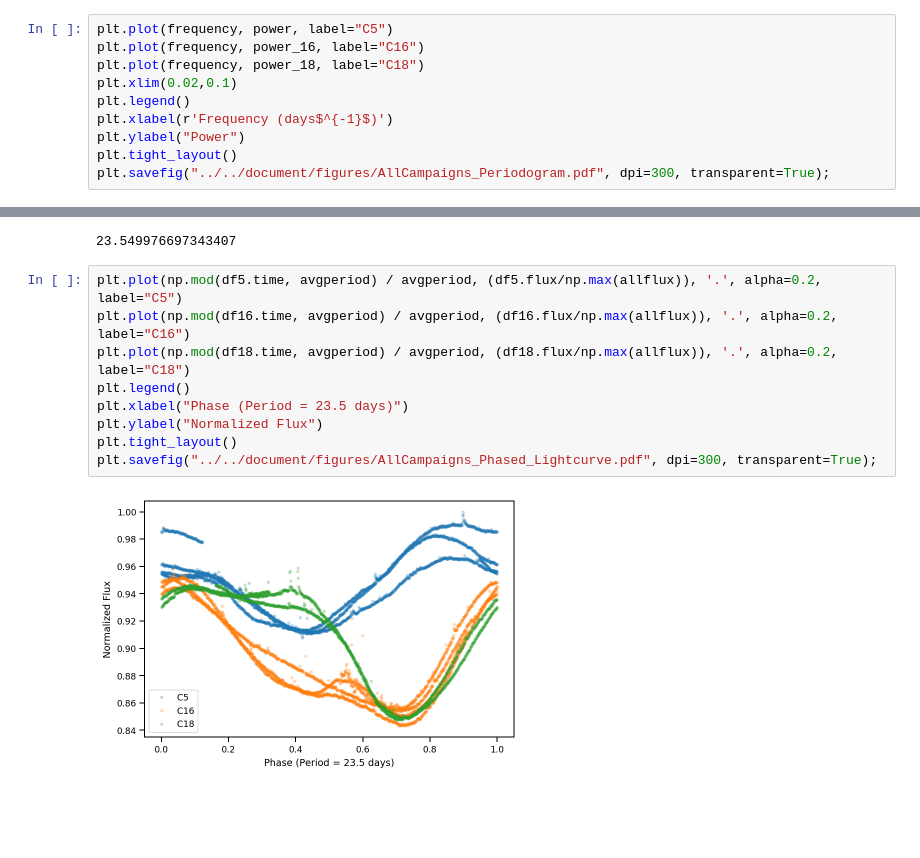
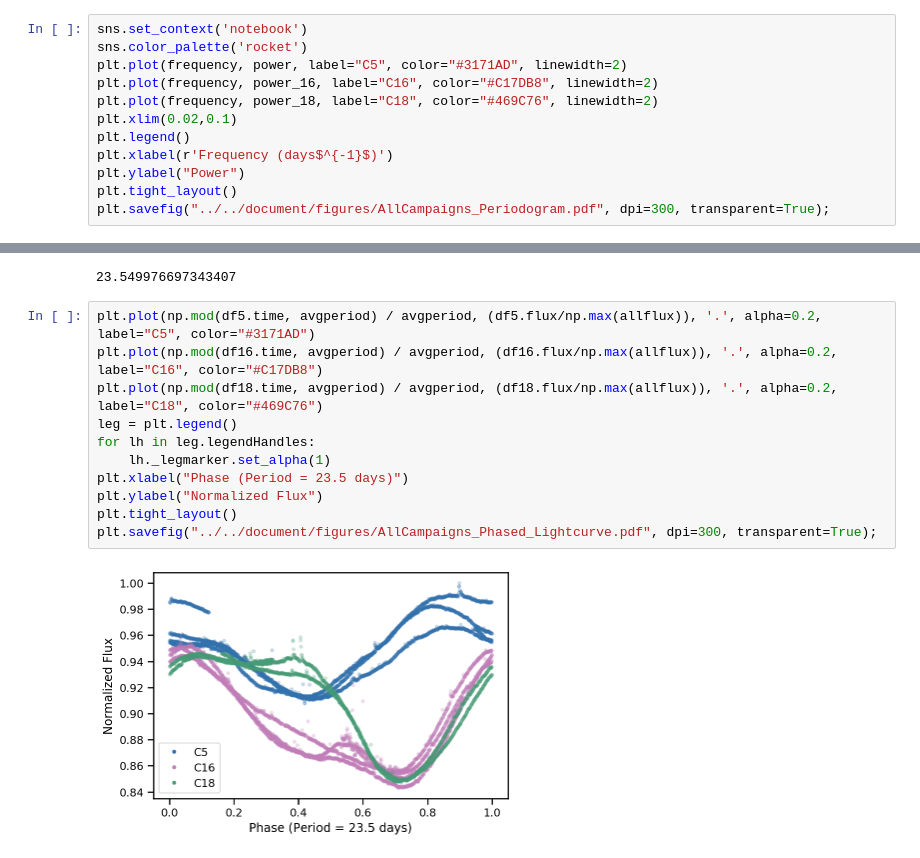
Before and after one commit to BrownDwarf/subsub, a Jupyter notebook: notebooks/06_paper_figures/periodogram_phased_lightcurve.ipynb, the cells around one changed output, grey strips where cells are left out. Saved outputs shown, nothing was run; the diff lists cells and outputs as text; blank space fills up the shorter version.

Commit message:
Update periodogram to paper-ready figures

```diff
--- a/notebooks/06_paper_figures/periodogram_phased_lightcurve.ipynb
+++ b/notebooks/06_paper_figures/periodogram_phased_lightcurve.ipynb
@@ -131,9 +132,11 @@ frequency = np.linspace(0.01, 0.1, 500)
 power_16 = LombScargle(df16.time, df16.flux).power(frequency)
 power_18 = LombScargle(df18.time, df18.flux).power(frequency)
 # %%
-plt.plot(frequency, power, label="C5")
-plt.plot(frequency, power_16, label="C16")
-plt.plot(frequency, power_18, label="C18")
+sns.set_context('notebook')
+sns.color_palette('rocket')
+plt.plot(frequency, power, label="C5", color="#3171AD", linewidth=2)
+plt.plot(frequency, power_16, label="C16", color="#C17DB8", linewidth=2)
+plt.plot(frequency, power_18, label="C18", color="#469C76", linewidth=2)
 plt.xlim(0.02,0.1)
 plt.legend()
 plt.xlabel(r'Frequency (days$^{-1}$)')
@@ -156,13 +159,15 @@ avgperiod
 # %% [output]
 23.549976697343407
 # %%
-plt.plot(np.mod(df5.time, avgperiod) / avgperiod, (df5.flux/np.max(allflux)), '.', alpha=0.2, label="C5")
-plt.plot(np.mod(df16.time, avgperiod) / avgperiod, (df16.flux/np.max(allflux)), '.', alpha=0.2, label="C16")
-plt.plot(np.mod(df18.time, avgperiod) / avgperiod, (df18.flux/np.max(allflux)), '.', alpha=0.2, label="C18")
-plt.legend()
+plt.plot(np.mod(df5.time, avgperiod) / avgperiod, (df5.flux/np.max(allflux)), '.', alpha=0.2, label="C5", color="#3171AD")
+plt.plot(np.mod(df16.time, avgperiod) / avgperiod, (df16.flux/np.max(allflux)), '.', alpha=0.2, label="C16", color="#C17DB8")
+plt.plot(np.mod(df18.time, avgperiod) / avgperiod, (df18.flux/np.max(allflux)), '.', alpha=0.2, label="C18", color="#469C76")
+leg = plt.legend()
+for lh in leg.legendHandles:
+    lh._legmarker.set_alpha(1)
 plt.xlabel("Phase (Period = 23.5 days)")
 plt.ylabel("Normalized Flux")
 plt.tight_layout()
 plt.savefig("../../document/figures/AllCampaigns_Phased_Lightcurve.pdf", dpi=300, transparent=True);
 # %% [output]
-[figure, old version]
+[figure, new version]
```
Also changed, not shown: parts of 7 cells of this notebook.
